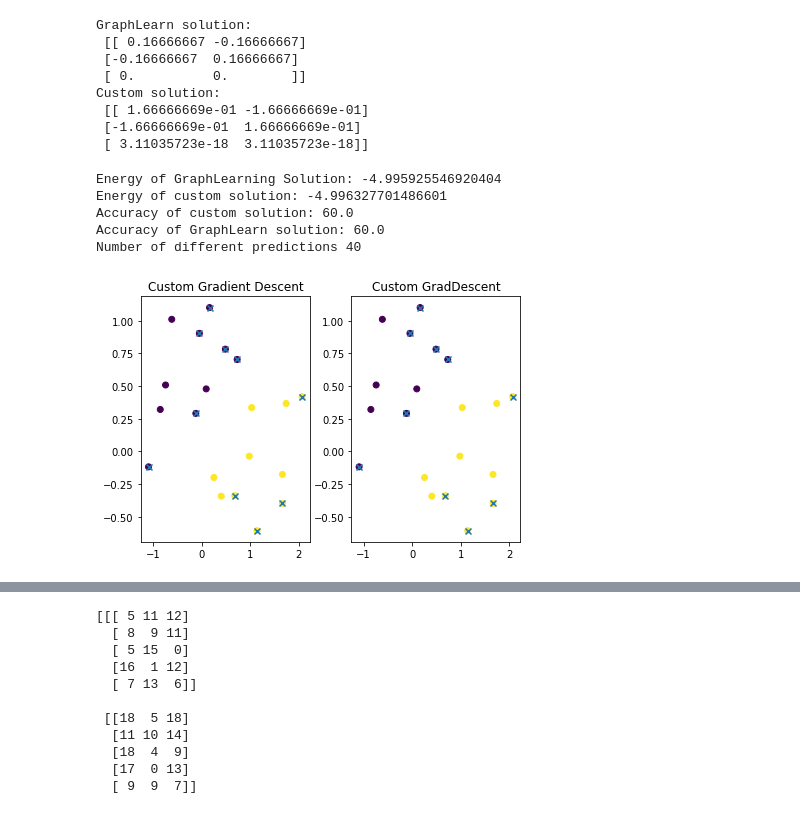
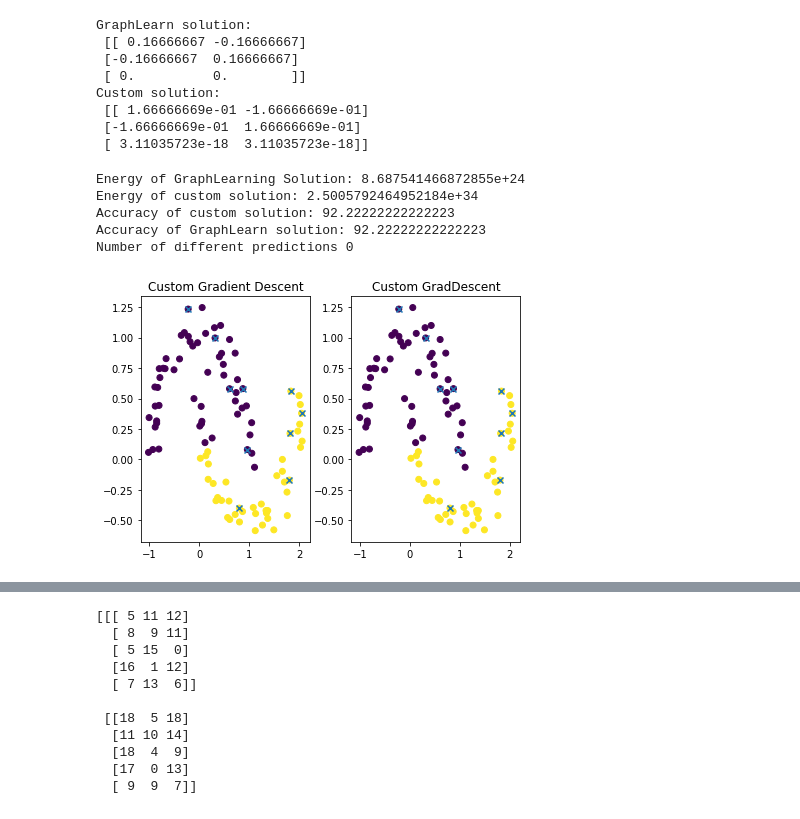
Before and after one commit to gstamatiou/optimal-classification, a Jupyter notebook: ppoison.ipynb, the cells around one changed output, grey strips where cells are left out. Drawn from its saved outputs; the diff is of its cells as text; code cells hidden in the pictures.

```diff
--- a/ppoison.ipynb
+++ b/ppoison.ipynb
@@ -25,12 +25,8 @@ Computes the gradient of u
 u: (n,k) matrix
 """
 def grad(u):
-    n = u.shape[0]
-    k = u.shape[1]
-    gradu = np.zeros((n,n,k))
-    for i in range(n):
-        for j in range(n):
-            gradu[i][j] = u[j] - u[i]
+    gradu = -u[:, np.newaxis] + u
+
     return gradu
 
 """
@@ -185,7 +181,7 @@ Custom solution:
  [-1.66666669e-01  1.66666669e-01]
  [ 3.11035723e-18  3.11035723e-18]]
 # %%
-n = 20
+n = 100
 k = 2
 
 # Generate training data and label sets
@@ -201,38 +197,38 @@ for i in range(train_ind.size):
     y[i] = euclidean_basis(train_labels[i], k)
 
 # Custom Gradient Descent
 my_u = gradient_ppoisson(W, train_ind, y, p = 2)
 my_pred_labels = predict(my_u)
 
 fig, ax = plt.subplots(ncols = 2)
 fig.tight_layout()
 
 ax[0].scatter(X[:,0],X[:,1], c=my_pred_labels)
 ax[0].scatter(X[train_ind,0],X[train_ind,1], marker='x')
 ax[0].set_title("Custom Gradient Descent")
 
 # Using graph learning toolkit
 train_labels = labels[train_ind]
 
 model = gl.ssl.poisson(W, solver='gradient_descent')
 u = model.fit(train_ind, train_labels)
 pred_labels = predict(u)
 ax[1].scatter(X[:,0],X[:,1], c=pred_labels)
 ax[1].scatter(X[train_ind,0],X[train_ind,1], marker='x')
 ax[1].set_title("Custom GradDescent")
 
 print("Energy of GraphLearning Solution:", penergy(u.flatten(), W, train_ind, y, p))
 print("Energy of custom solution:", penergy(my_u.flatten(), W, train_ind, y, p))
 print("Accuracy of custom solution:", gl.ssl.ssl_accuracy(my_pred_labels, labels, len(train_ind)))
 print("Accuracy of GraphLearn solution:", gl.ssl.ssl_accuracy(pred_labels, labels, len(train_ind)))
-print("Number of different predictions", np.count_nonzero(my_u - u))
+print("Number of different predictions", np.count_nonzero(my_pred_labels - pred_labels))
 
 plt.show()
 # %% [output]
-Energy of GraphLearning Solution: -4.995925546920404
-Energy of custom solution: -4.996327701486601
-Accuracy of custom solution: 60.0
-Accuracy of GraphLearn solution: 60.0
-Number of different predictions 40
+Energy of GraphLearning Solution: 8.687541466872855e+24
+Energy of custom solution: 2.5005792464952184e+34
+Accuracy of custom solution: 92.22222222222223
+Accuracy of GraphLearn solution: 92.22222222222223
+Number of different predictions 0
-[figure, old version]
+[figure, new version]
 # %%
```
Also changed, not shown: parts of 4 cells of this notebook.
